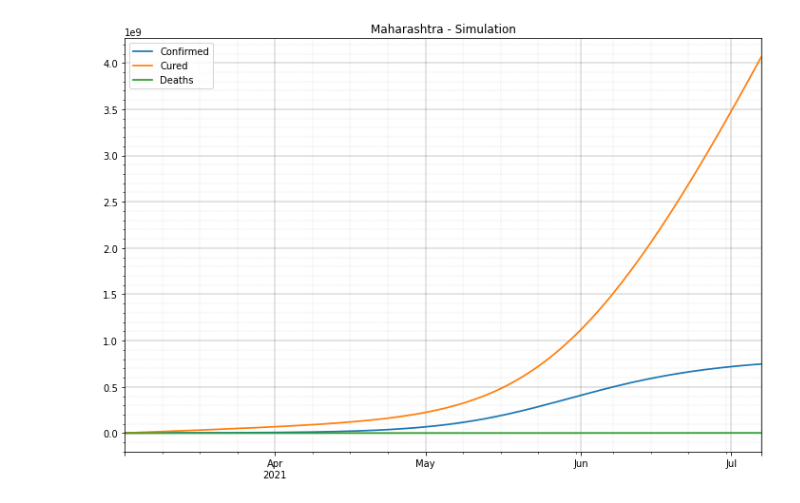
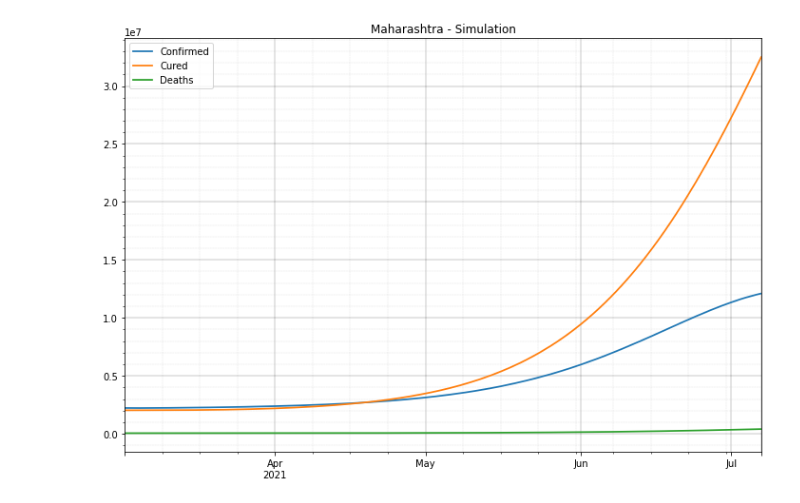
Before and after one commit to mandar2812/covid-py, a Jupyter notebook: TuningExp.ipynb, the cells around one changed output. Drawn from its saved outputs; the diff is of its cells as text; code cells hidden in the pictures.

```diff
--- a/TuningExp.ipynb
+++ b/TuningExp.ipynb
@@ -21,13 +24,14 @@ analysis = run_sampler.tuning_exp(
     state,
     state_pop[state],
     hyp_config={
-        "beta": tune.uniform(0.4, 1.2),
+        "beta": tune.uniform(0.05, 1.2),
         "eps": tune.uniform(1. / 15., 1. / 3.),
         "mu": tune.loguniform(1. / 15, 1. / 7),
         "rho": tune.loguniform(1e-4, 1e-2),
         "p_d": tune.loguniform(0.005, 0.05),
     },
     start_date=start_date,
-    num_samples=100
+    num_samples=200,
+    par_factor=(1./15)
 )
 # %% [output]
@@ -196,13 +74,13 @@ plot_covid_data_state(covid_data_india_by_state, state=state, start_date=None)
 # %%
 res = pd.DataFrame({
-    "Confirmed": model.I.cumsum() + start_mh.Confirmed,
-    "Cured": model.R.cumsum(),
+    "Confirmed": model.I + start_mh.Confirmed,
+    "Cured": model.R,
     "Deaths": model.D
 })
 ax1 = res.plot(figsize=(12, 8), linewidth=1.75, title=f"{state} - Simulation")
 ax1.legend(['Confirmed', 'Cured', 'Deaths'])
 ax1.minorticks_on()
 ax1.grid(True, which='major', linestyle='-', linewidth=0.25, axis='both', alpha=0.85, color="black")
 ax1.grid(True, which='minor', linestyle='-.', linewidth=0.25, axis='both', alpha=0.7)
 # %% [output]
-[figure, old version]
+[figure, new version]
```
Also changed, not shown: parts of 11 cells of this notebook, 3 other files.
